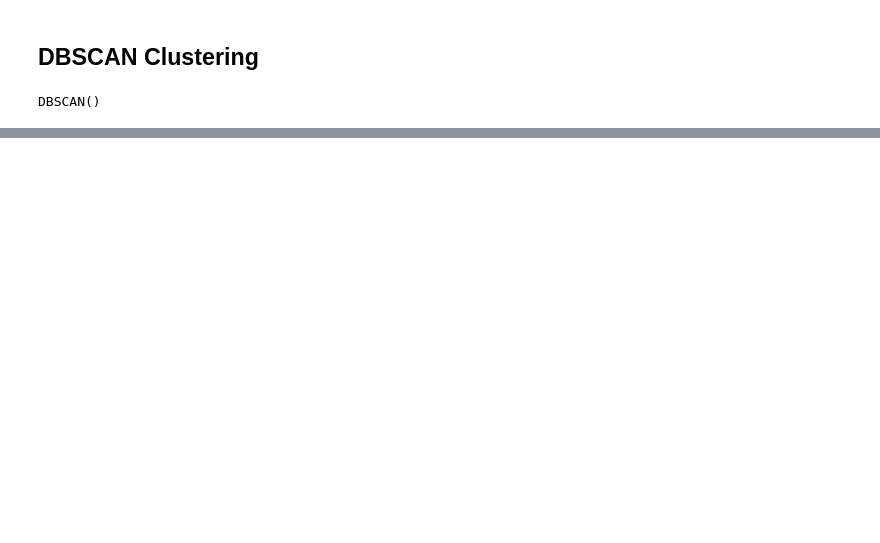
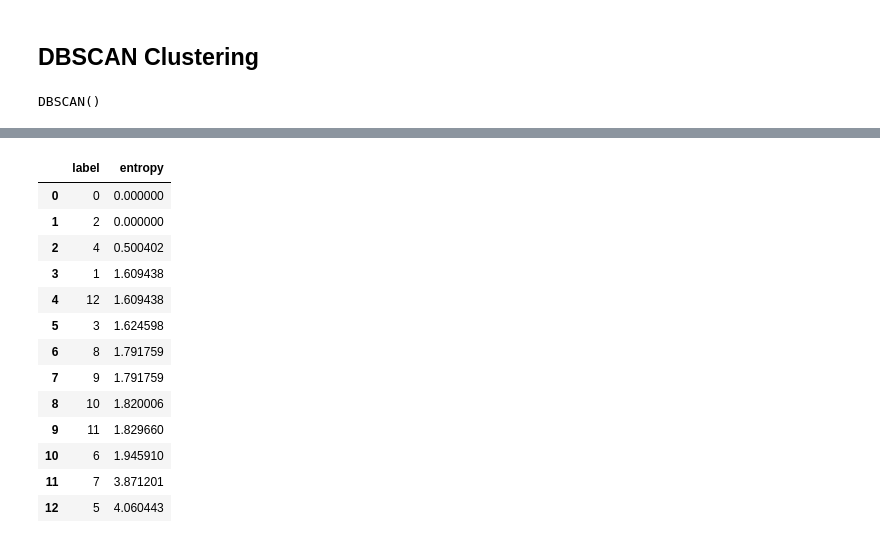
Before and after one commit to crawlab-team/webspot, a Jupyter notebook: notebooks/dbscan.ipynb, the cells around one changed output, grey strips where cells are left out. Saved outputs shown, nothing was run; the diff lists cells and outputs as text; code cells hidden in the pictures; blank space fills up the shorter version.

```diff
--- a/notebooks/dbscan.ipynb
+++ b/notebooks/dbscan.ipynb
@@ -232,0 +244,3 @@ for i in labels_counts[labels_counts.index > -1].index.tolist():
+# %%
+df_nodes = df_nodes[df_nodes.label != -1]
+df_nodes.head()
@@ -232,0 +254,23 @@ for i in labels_counts[labels_counts.index > -1].index.tolist():
+# %%
+df_labels = df_nodes \
+    .groupby('label')[['parent_id']] \
+    .agg(lambda s: entropy(s.value_counts())) \
+    .rename(columns={'parent_id': 'entropy'}) \
+    .sort_values(by='entropy', ascending=True) \
+    .reset_index()
+df_labels
+# %% [output]
+|  | label | entropy |
+| 0 | 0 | 0.000000 |
+| 1 | 2 | 0.000000 |
+| 2 | 4 | 0.500402 |
+| 3 | 1 | 1.609438 |
+| 4 | 12 | 1.609438 |
+| 5 | 3 | 1.624598 |
+| 6 | 8 | 1.791759 |
+| 7 | 9 | 1.791759 |
+| 8 | 10 | 1.820006 |
+| 9 | 11 | 1.829660 |
+| 10 | 6 | 1.945910 |
+| 11 | 7 | 3.871201 |
+| 12 | 5 | 4.060443 |
```
Also changed, not shown: parts of 22 cells of this notebook, 6 other files.
